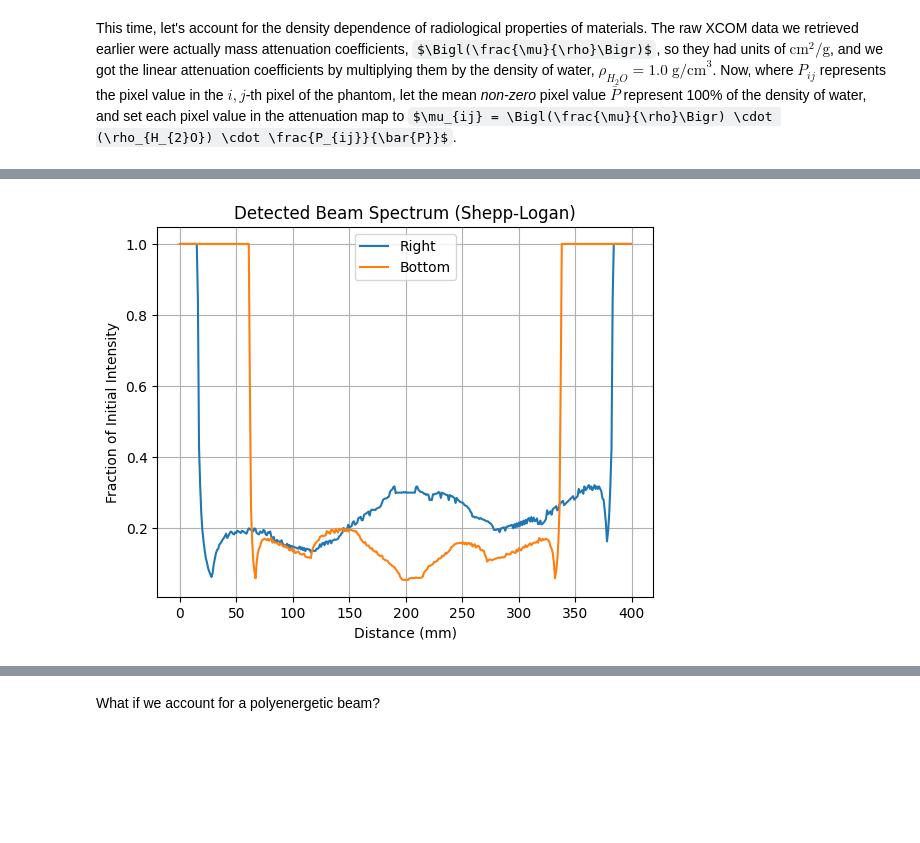
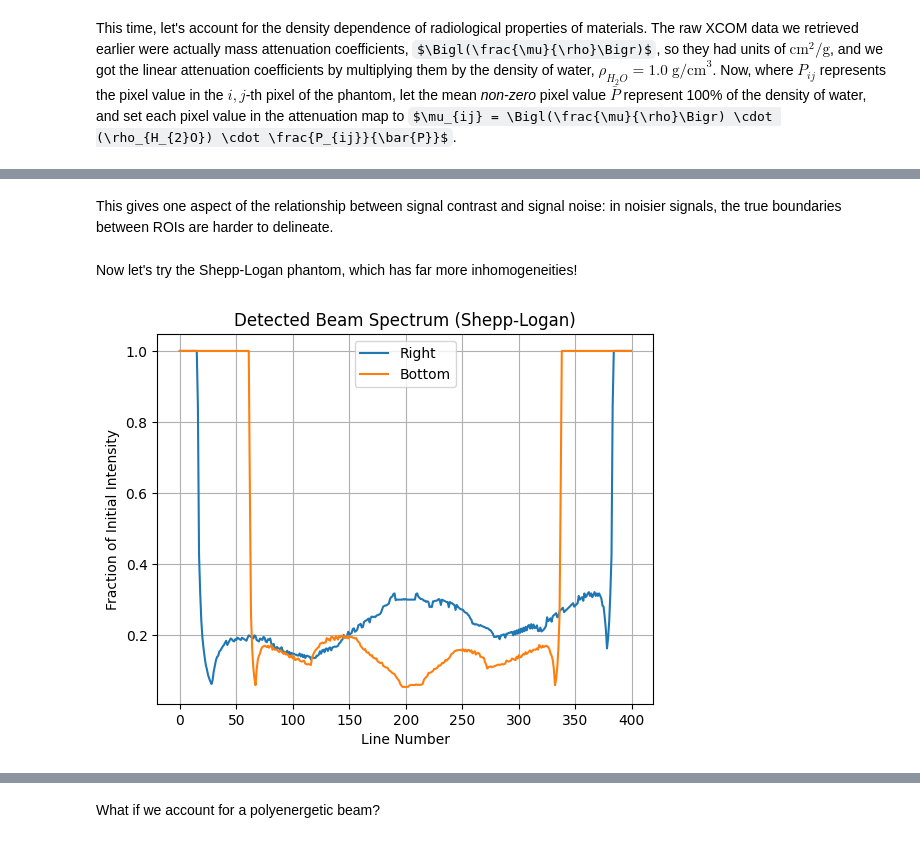
Before and after one commit to gwenethgray/CompBio, a Jupyter notebook: Imaging_Part_1_XRay.ipynb, the cells around one changed output, grey strips where cells are left out. Cells and saved outputs as stored; diff of their text form; code cells hidden in the pictures; some formulas as TeX source; blank space fills up the shorter version.

```diff
--- a/Imaging_Part_1_XRay.ipynb
+++ b/Imaging_Part_1_XRay.ipynb
@@ -474,0 +459,20 @@ array([[0, 0, 0, ..., 0, 0, 0],
+# %%
+angle_deg = 60
+angle_rad = np.deg2rad(angle_deg)
+
+x_rot1 = x0 + (x - x0)*np.cos(angle_rad) + (y - y0)*np.sin(angle_rad)
+y_rot1 = y0 - (x - x0)*np.sin(angle_rad) + (y - y0)*np.cos(angle_rad)
+
+mask1 = ((x_rot - x0)**2 / a**2 + (y_rot - y0)**2 / b**2) <= 1
+
+x2 = x0 - 50
+y2 = y0 - 60
+
+mask2 = (x - x2)**2 + (y - y2)**2 <= 30**2
+
+composite = mask1*1 + mask2*0.5
+
+plt.figure()
+plt.imshow(composite, cmap="gray")
+plt.title("Composite Phantom")
+plt.show()
@@ -475,11 +481,7 @@ array([[0, 0, 0, ..., 0, 0, 0],
 # %% [markdown]
 This time, let's account for the density dependence of radiological properties of materials. The raw XCOM data we retrieved earlier were actually mass attenuation coefficients, $\Bigl(\frac{\mu}{\rho}\Bigr)$, so they had units of $\text{cm}^{2}\text{/g}$, and we got the linear attenuation coefficients by multiplying them by the density of water, $\rho_{H_{2}O} = 1.0 \;\text{g/cm}^{3}$. Now, where $P_{ij}$ represents the pixel value in the $i,j$-th pixel of the phantom, let the mean *non-zero* pixel value $\bar{P}$ represent 100% of the density of water, and set each pixel value in the attenuation map to $\mu_{ij} = \Bigl(\frac{\mu}{\rho}\Bigr) \cdot (\rho_{H_{2}O}) \cdot \frac{P_{ij}}{\bar{P}}$.
 # %%
-mean_px_val = phantom[phantom > 0].mean()
-
-# convert the grayscale pixel values to a map of attenuation coefficients
-mu_phantom = np.zeros((X,Y))
-mu_phantom[phantom > 0] = mu * phantom[phantom > 0] / mean_px_val
+mu_phantom = composite * mu
 
 detected_spectrum_right = np.ones(Y)
 detected_spectrum_bottom = np.ones(X)
@@ -509,35 +667,32 @@ This shows that a material inhomogeneity in the imaged object can causes differe
+# %% [markdown]
+This gives one aspect of the relationship between signal contrast and signal noise: in noisier signals, the true boundaries between ROIs are harder to delineate.
+# %% [markdown]
+Now let's try the Shepp-Logan phantom, which has far more inhomogeneities!
 # %%
-X, Y = shepp.shape # assume 0.5 mm, or 0.05 cm, per pixel
-dx = 0.05 # cm
-
-mu = 0.167 # 1/cm
-
+# convert the grayscale pixel values to a map of density
+density_map = np.zeros((X,Y))
 mean_px_val = shepp[shepp > 0].mean()
-
-# convert the grayscale pixel values to a map of attenuation coefficients
-mu_phantom = np.zeros((X,Y))
-mu_phantom[shepp > 0] = mu * shepp[shepp > 0] / mean_px_val
+density_map[shepp > 0] = shepp[shepp > 0] / mean_px_val
 
 detected_spectrum_right = np.ones(Y)
 detected_spectrum_bottom = np.ones(X)
 
 for i in range(X):
     for j in range(Y):
-        detected_spectrum_right[i] *= np.exp(-mu_phantom[i,j]*dx)
+        detected_spectrum_right[i] *= np.exp(-mu*density_map[i,j]*dx)
 
 for j in range(Y):
     for i in range(X):
-        detected_spectrum_bottom[j] *= np.exp(-mu_phantom[i,j]*dx)
-
+        detected_spectrum_bottom[j] *= np.exp(-mu*density_map[i,j]*dx)
 
 plt.figure()
 plt.plot(detected_spectrum_right, label="Right")
 plt.plot(detected_spectrum_bottom, label="Bottom")
-plt.xlabel("Distance (mm)")
+plt.xlabel("Line Number")
 plt.ylabel("Fraction of Initial Intensity")
 plt.title("Detected Beam Spectrum (Shepp-Logan)")
 plt.grid()
 plt.legend()
 plt.show()
 # %% [output]
-[figure, old version]
+[figure, new version]
```
Also changed, not shown: parts of 36 cells of this notebook.
